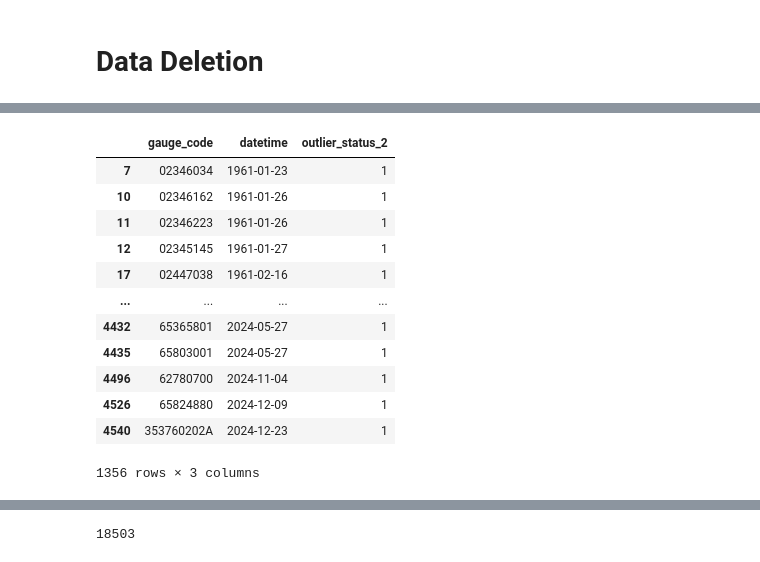
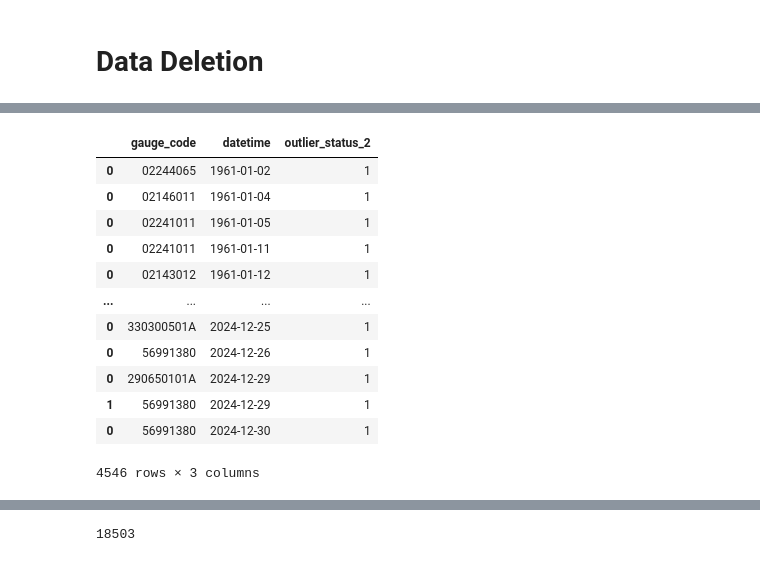
Before and after one commit to lindvidal/Brain-D-450mm, a Jupyter notebook: Scripts e Dados/1.8 - Data pre-classification.ipynb, the cells around one changed output, grey strips where cells are left out. Saved outputs shown, nothing was run; the diff lists cells and outputs as text; code cells hidden in the pictures.

Commit message:
[Build #005] refactor: Original data verification
Rewritten to follow the new verbose committing pattern.

```diff
--- a/Scripts e Dados/1.8 - Data pre-classification.ipynb
+++ b/Scripts e Dados/1.8 - Data pre-classification.ipynb
@@ -680,20 +735,19 @@ df_filter_1
 # %%
-
-df_filter_2 = pd.read_hdf(os.path.join(neighboring_data_path, "neighboring_analysis_filter_2.h5"), key='table_data')
+df_filter_2 = read_hdf(cleaned_path, key='table_outlier_filter_2_export')
 df_filter_2['outlier_status_2'] = 1
 df_filter_2 = df_filter_2[['gauge_code', 'datetime', 'outlier_status_2']]
 df_filter_2
 # %% [output]
 |  | gauge_code | datetime | outlier_status_2 |
-| 7 | 02346034 | 1961-01-23 | 1 |
-| 10 | 02346162 | 1961-01-26 | 1 |
-| 11 | 02346223 | 1961-01-26 | 1 |
-| 12 | 02345145 | 1961-01-27 | 1 |
-| 17 | 02447038 | 1961-02-16 | 1 |
+| 0 | 02244065 | 1961-01-02 | 1 |
+| 0 | 02146011 | 1961-01-04 | 1 |
+| 0 | 02241011 | 1961-01-05 | 1 |
+| 0 | 02241011 | 1961-01-11 | 1 |
+| 0 | 02143012 | 1961-01-12 | 1 |
 | ... | ... | ... | ... |
-| 4432 | 65365801 | 2024-05-27 | 1 |
-| 4435 | 65803001 | 2024-05-27 | 1 |
-| 4496 | 62780700 | 2024-11-04 | 1 |
-| 4526 | 65824880 | 2024-12-09 | 1 |
-| 4540 | 353760202A | 2024-12-23 | 1 |
+| 0 | 330300501A | 2024-12-25 | 1 |
+| 0 | 56991380 | 2024-12-26 | 1 |
+| 0 | 290650101A | 2024-12-29 | 1 |
+| 1 | 56991380 | 2024-12-29 | 1 |
+| 0 | 56991380 | 2024-12-30 | 1 |
-1356 rows × 3 columns
+4546 rows × 3 columns
```
Also changed, not shown: parts of 52 cells of this notebook, 1 other file.
